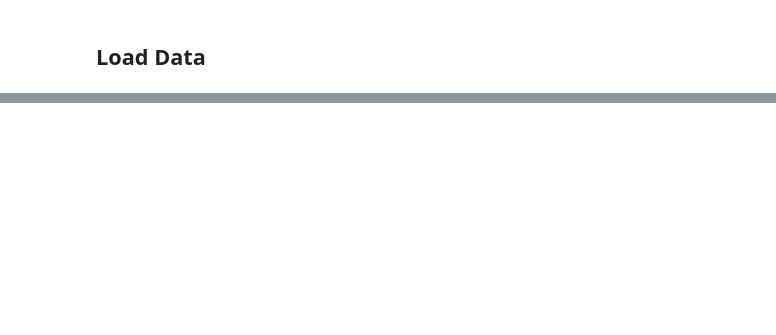
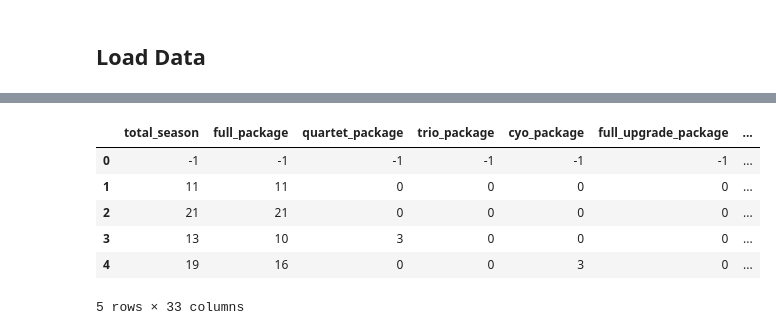
Before and after one commit to billyae/Kaggle-Classical-Music, a Jupyter notebook: purchase_prediction.ipynb, the cells around one changed output, grey strips where cells are left out. Saved outputs shown, nothing was run; the diff lists cells and outputs as text; code cells hidden in the pictures; blank space fills up the shorter version.

```diff
--- a/purchase_prediction.ipynb
+++ b/purchase_prediction.ipynb
@@ -94,0 +233,15 @@ train_merged.head(5)
+# %%
+train_merged['shipping.zip.code']=train_merged['shipping.zip.code'].fillna("")
+train_merged['billing.zip.code']=train_merged['billing.zip.code'].fillna("")
+train_merged['relationship']=train_merged['relationship'].fillna("")
+train_merged['first.donated']=train_merged.apply(lambda x: '1800-01-01 00:00:00' if x['no.donations.lifetime']==0 else (0 if pd.isna(x['first.donated']) else x['first.donated']),axis=1)
+
+train_merged.head(5)
+# %% [output]
+|  | total_season | full_package | quartet_package | trio_package | cyo_package | full_upgrade_package | ... |
+| 0 | -1 | -1 | -1 | -1 | -1 | -1 | ... |
+| 1 | 11 | 11 | 0 | 0 | 0 | 0 | ... |
+| 2 | 21 | 21 | 0 | 0 | 0 | 0 | ... |
+| 3 | 13 | 10 | 3 | 0 | 0 | 0 | ... |
+| 4 | 19 | 16 | 0 | 0 | 3 | 0 | ... |
+5 rows × 33 columns
```
Also changed, not shown: parts of 17 cells of this notebook.
